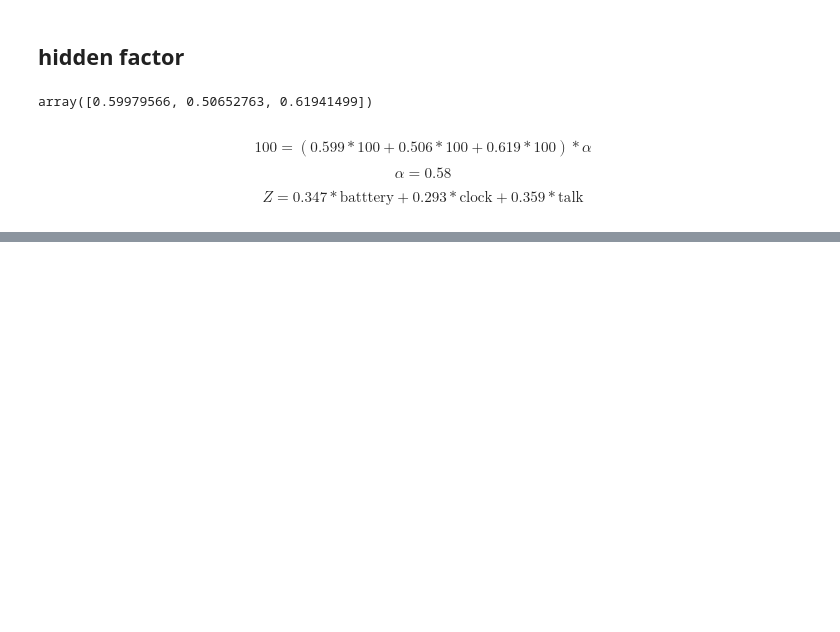
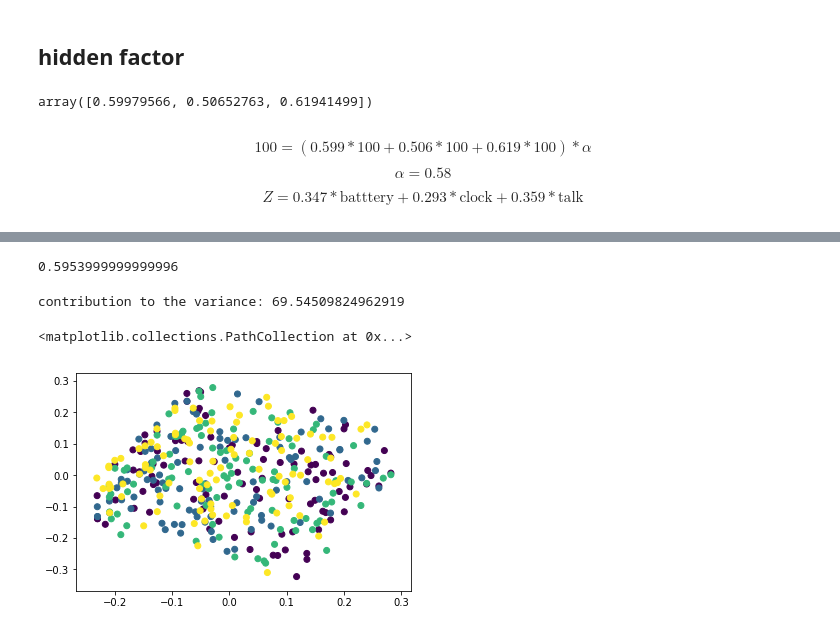
Before and after one commit to apugachev/mobile-price-classification, a Jupyter notebook: HW 4 (PCA).ipynb, the cells around one changed output, grey strips where cells are left out. Saved outputs shown, nothing was run; the diff lists cells and outputs as text; code cells hidden in the pictures; blank space fills up the shorter version.

```diff
--- a/HW 4 (PCA).ipynb
+++ b/HW 4 (PCA).ipynb
@@ -85,0 +94,7 @@ $$ Z = 0.347 * \text{batttery} + 0.293 * \text{clock} + 0.359 * \text{talk}$$
+# %%
+from matplotlib import pyplot as plt
+
+cols = ['battery_power', 'clock_speed', 'talk_time']
+
+df_sub = df[cols]
+df_sub.head()
@@ -85,0 +108,5 @@ $$ Z = 0.347 * \text{batttery} + 0.293 * \text{clock} + 0.359 * \text{talk}$$
+# %%
+means = df_sub.mean()
+diff = df_sub.max() - df_sub.min()
+df_range = (df_sub - means) / diff
+df_range.head()
@@ -85,0 +120,19 @@ $$ Z = 0.347 * \text{batttery} + 0.293 * \text{clock} + 0.359 * \text{talk}$$
+# %%
+df_range['clock_speed'].max()
+# %% [output]
+0.5953999999999996
+# %%
+z, mu, c = np.linalg.svd(df_range)
+# %%
+z1 = z[:,0] * np.sqrt(mu[0])
+z2 = z[:,1] * np.sqrt(mu[1])
+# %%
+p=100*(mu[0] ** 2 + mu[1] ** 2) / df_range.multiply(df_range).values.sum()
+print('contribution to the variance:', p)
+# %% [output]
+contribution to the variance: 69.54509824962919
+# %%
+plt.scatter(z1, z2, c=df['price_range'])
+# %% [output]
+<matplotlib.collections.PathCollection at 0x...>
+[figure, added]
```
Also changed, not shown: parts of 21 cells of this notebook.
